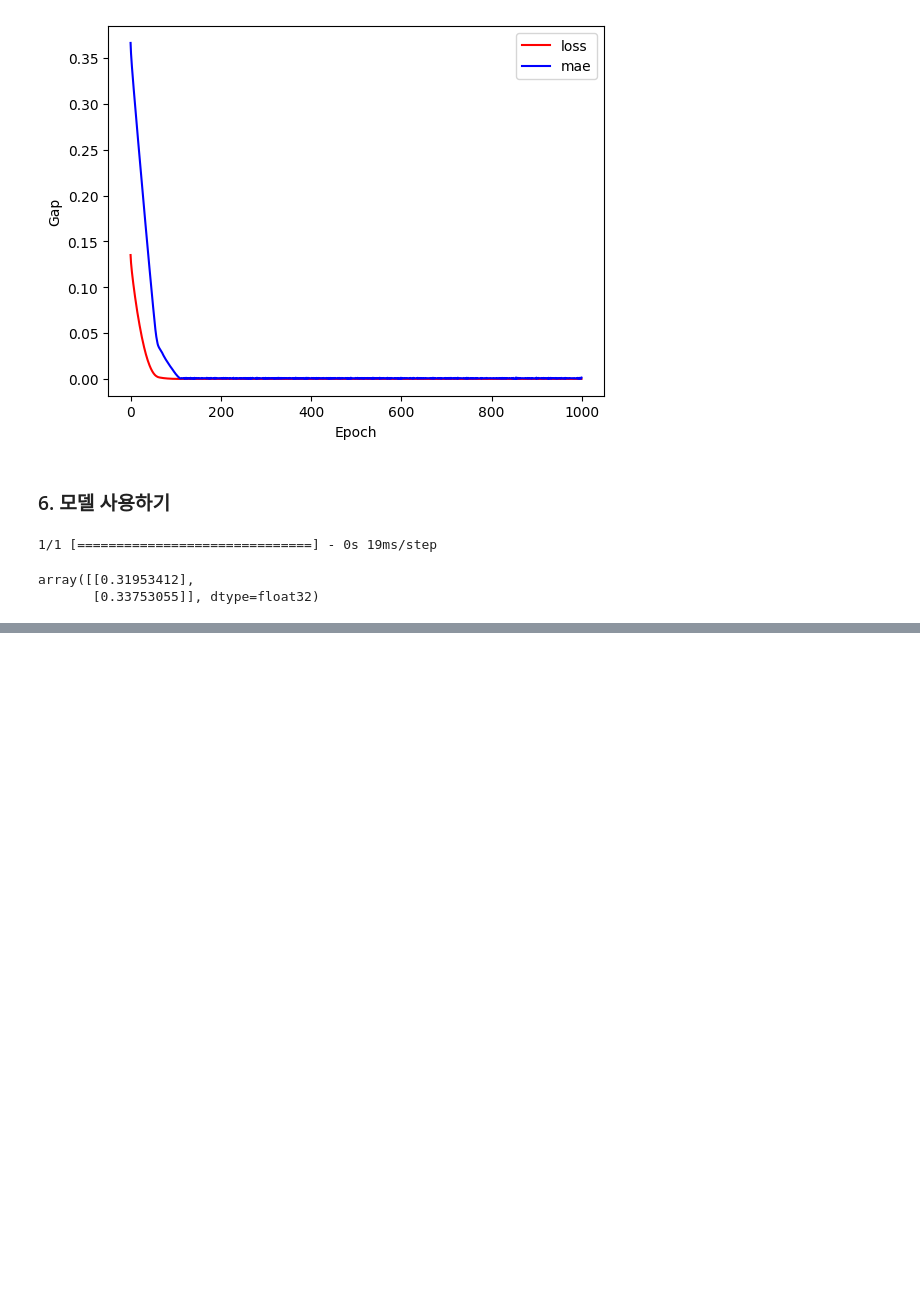
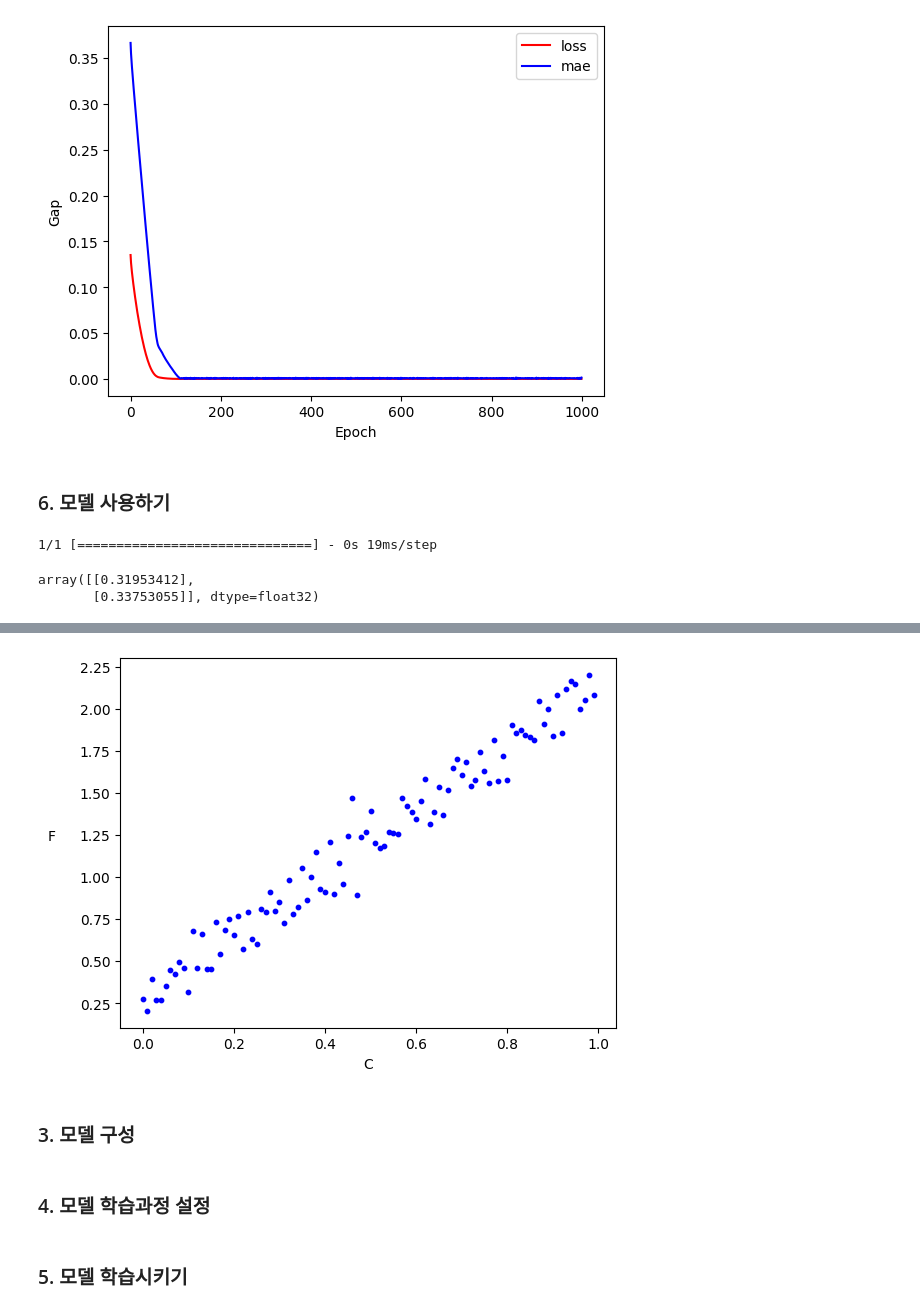
Before and after one commit to chjogit/ai, a Jupyter notebook: source/05_DeepLeaning/01_머신러닝_입문.ipynb, the cells around one changed output, grey strips where cells are left out. Cells and saved outputs as stored; diff of their text form; code cells hidden in the pictures; blank space fills up the shorter version.

```diff
--- a/source/05_DeepLeaning/01_머신러닝_입문.ipynb
+++ b/source/05_DeepLeaning/01_머신러닝_입문.ipynb
@@ -203,0 +250,13 @@ model.save('model/after_learning.h5') # w_hat = 1.7996441, b_hat = 0.31953412
+# %%
+np.random.seed(707)
+noise = np.random.normal(scale = 0.1, size=100)
+noised_scaled_data_F = noise + scaled_data_F
+# %%
+plt.scatter(x=scaled_data_C, y=noised_scaled_data_F, c='b', s=10)
+plt.xlabel('C')
+plt.ylabel('F', rotation=0, labelpad=20)
+plt.show()
+# %% [output]
+[figure, added]
+# %% [markdown]
+### 3. 모델 구성
@@ -203,0 +268,2 @@ model.save('model/after_learning.h5') # w_hat = 1.7996441, b_hat = 0.31953412
+# %% [markdown]
+### 4. 모델 학습과정 설정
@@ -203,0 +274,2 @@ model.save('model/after_learning.h5') # w_hat = 1.7996441, b_hat = 0.31953412
+# %% [markdown]
+### 5. 모델 학습시키기
```
Also changed, not shown: parts of 17 cells of this notebook, 7 other files.
